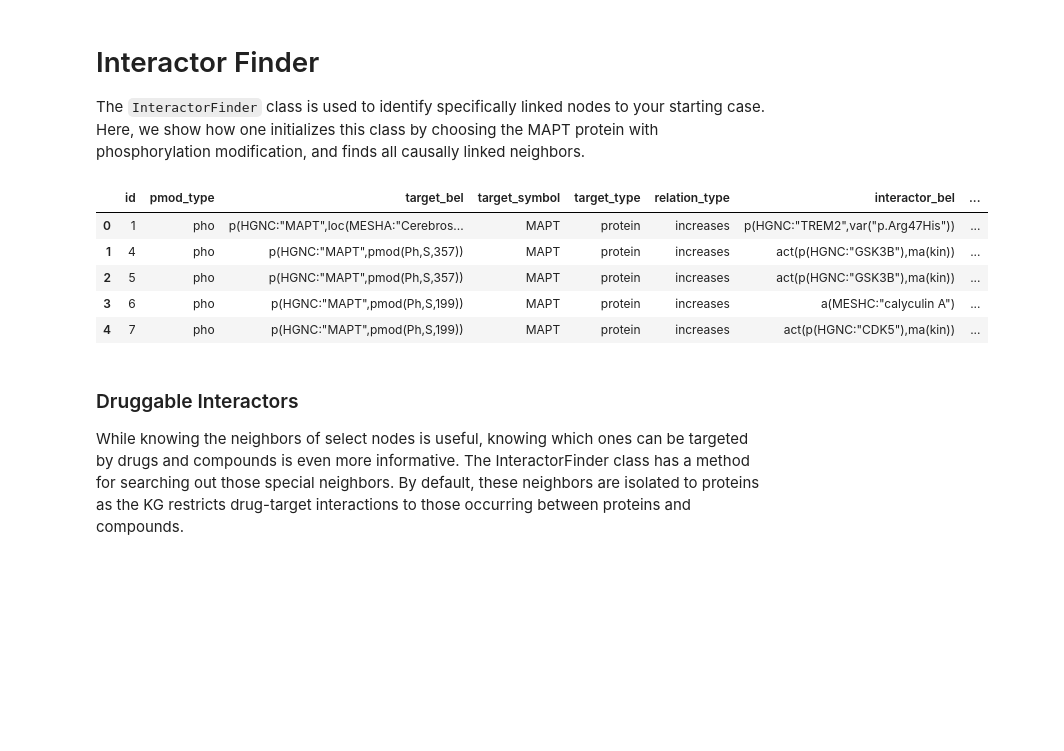
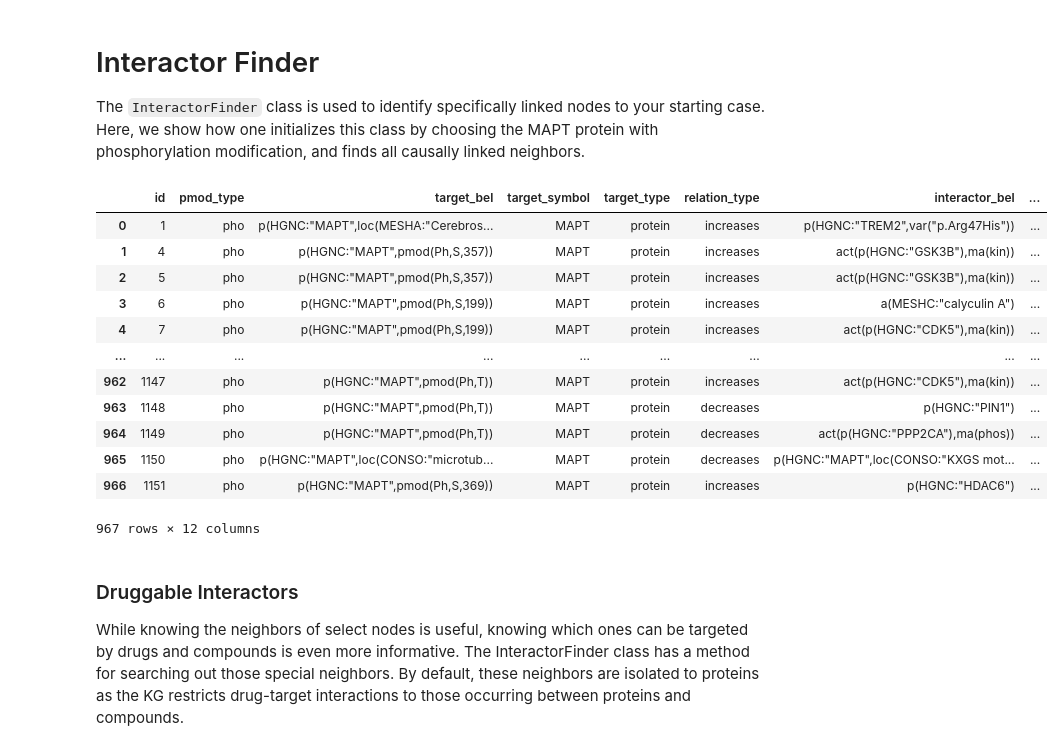
Before and after one commit to e-bel/drugintfinder, a Jupyter notebook: notebooks/Tutorial.ipynb, the cells around one changed output. Cells and saved outputs as stored; diff of their text form; code cells hidden in the pictures; blank space fills up the shorter version.

```diff
--- a/notebooks/Tutorial.ipynb
+++ b/notebooks/Tutorial.ipynb
@@ -2,21 +2,29 @@
 # Interactor Finder
 The `InteractorFinder` class is used to identify specifically linked nodes to your starting case. Here, we show how one initializes this class by choosing the MAPT protein with phosphorylation modification, and finds all causally linked neighbors.
 # %%
+#!pip install drugintfinder
 from drugintfinder.finder import InteractorFinder
 
 # Initialize with base information
 finder = InteractorFinder(symbol="MAPT", pmods=["pho"], edge="causal")
 
 # Select for matching starting protein nodes (i.e. MAPT protein) and find all interactors
 neighbors = finder.find_interactors(target_type="protein")
-neighbors.head()
+neighbors
 # %% [output]
 |  | id | pmod_type | target_bel | target_symbol | target_type | relation_type | interactor_bel | ... |
 | 0 | 1 | pho | p(HGNC:"MAPT",loc(MESHA:"Cerebros... | MAPT | protein | increases | p(HGNC:"TREM2",var("p.Arg47His")) | ... |
 | 1 | 4 | pho | p(HGNC:"MAPT",pmod(Ph,S,357)) | MAPT | protein | increases | act(p(HGNC:"GSK3B"),ma(kin)) | ... |
 | 2 | 5 | pho | p(HGNC:"MAPT",pmod(Ph,S,357)) | MAPT | protein | increases | act(p(HGNC:"GSK3B"),ma(kin)) | ... |
 | 3 | 6 | pho | p(HGNC:"MAPT",pmod(Ph,S,199)) | MAPT | protein | increases | a(MESHC:"calyculin A") | ... |
 | 4 | 7 | pho | p(HGNC:"MAPT",pmod(Ph,S,199)) | MAPT | protein | increases | act(p(HGNC:"CDK5"),ma(kin)) | ... |
+| ... | ... | ... | ... | ... | ... | ... | ... | ... |
+| 962 | 1147 | pho | p(HGNC:"MAPT",pmod(Ph,T)) | MAPT | protein | increases | act(p(HGNC:"CDK5"),ma(kin)) | ... |
+| 963 | 1148 | pho | p(HGNC:"MAPT",pmod(Ph,T)) | MAPT | protein | decreases | p(HGNC:"PIN1") | ... |
+| 964 | 1149 | pho | p(HGNC:"MAPT",pmod(Ph,T)) | MAPT | protein | decreases | act(p(HGNC:"PPP2CA"),ma(phos)) | ... |
+| 965 | 1150 | pho | p(HGNC:"MAPT",loc(CONSO:"microtub... | MAPT | protein | decreases | p(HGNC:"MAPT",loc(CONSO:"KXGS mot... | ... |
+| 966 | 1151 | pho | p(HGNC:"MAPT",pmod(Ph,S,369)) | MAPT | protein | increases | p(HGNC:"HDAC6") | ... |
+967 rows × 12 columns
 # %% [markdown]
 ### Druggable Interactors
 While knowing the neighbors of select nodes is useful, knowing which ones can be targeted by drugs and compounds is even more informative. The InteractorFinder class has a method for searching out those special neighbors. By default, these neighbors are isolated to proteins as the KG restricts drug-target interactions to those occurring between proteins and compounds.
```
Also changed, not shown: parts of 5 cells of this notebook.
